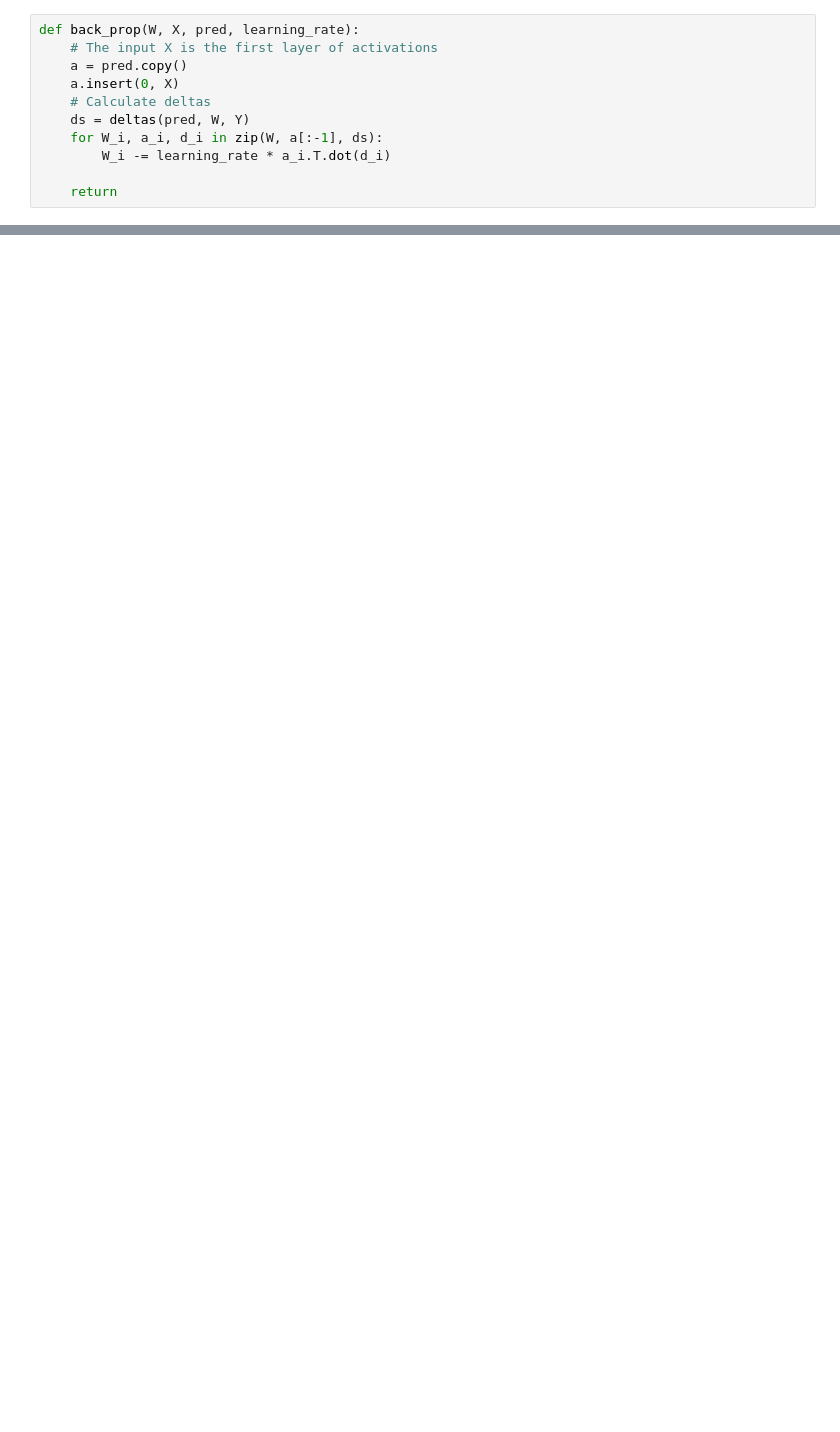
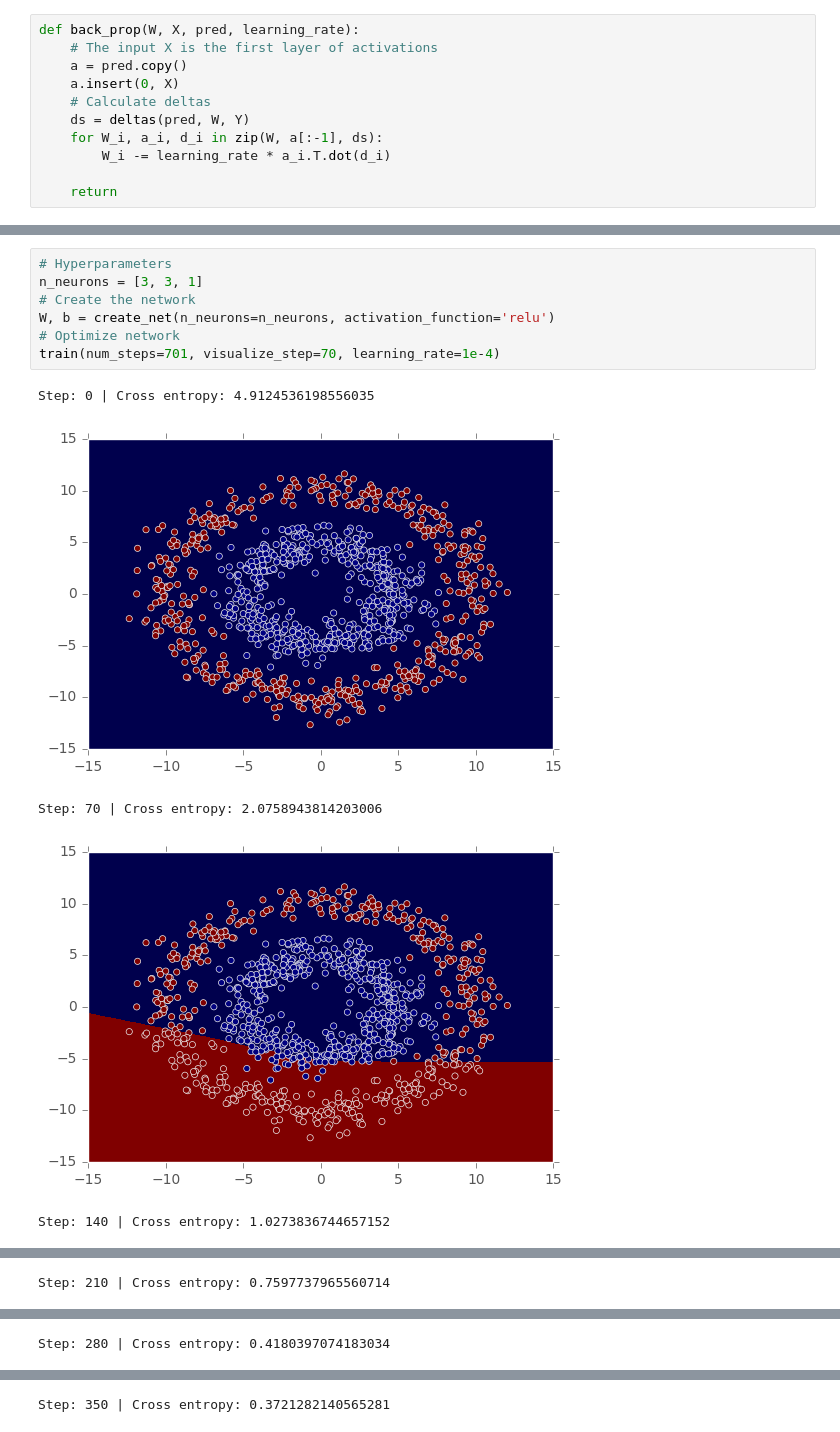
Before and after one commit to lgvaz/from_scratch, a Jupyter notebook: neural_net/donut.ipynb, the cells around one changed output, grey strips where cells are left out. Drawn from its saved outputs; the diff is of its cells as text; blank space fills up the shorter version.

Commit message:
Add relu

```diff
--- a/neural_net/donut.ipynb
+++ b/neural_net/donut.ipynb
@@ -175,0 +201,13 @@ Step: 25000 | Cross entropy: 0.17087665271387217
+# %%
+# Hyperparameters
+n_neurons = [3, 3, 1]
+# Create the network
+W, b = create_net(n_neurons=n_neurons, activation_function='relu')
+# Optimize network
+train(num_steps=701, visualize_step=70, learning_rate=1e-4)
+# %% [output]
+Step: 0 | Cross entropy: 4.9124536198556035
+[figure, added]
+Step: 70 | Cross entropy: 2.0758943814203006
+[figure, added]
+Step: 140 | Cross entropy: 1.0273836744657152
@@ -175,0 +215 @@ Step: 25000 | Cross entropy: 0.17087665271387217
+Step: 210 | Cross entropy: 0.7597737965560714
@@ -175,0 +217 @@ Step: 25000 | Cross entropy: 0.17087665271387217
+Step: 280 | Cross entropy: 0.4180397074183034
@@ -175,0 +219 @@ Step: 25000 | Cross entropy: 0.17087665271387217
+Step: 350 | Cross entropy: 0.3721282140565281
```
Also changed, not shown: parts of 16 cells of this notebook.
